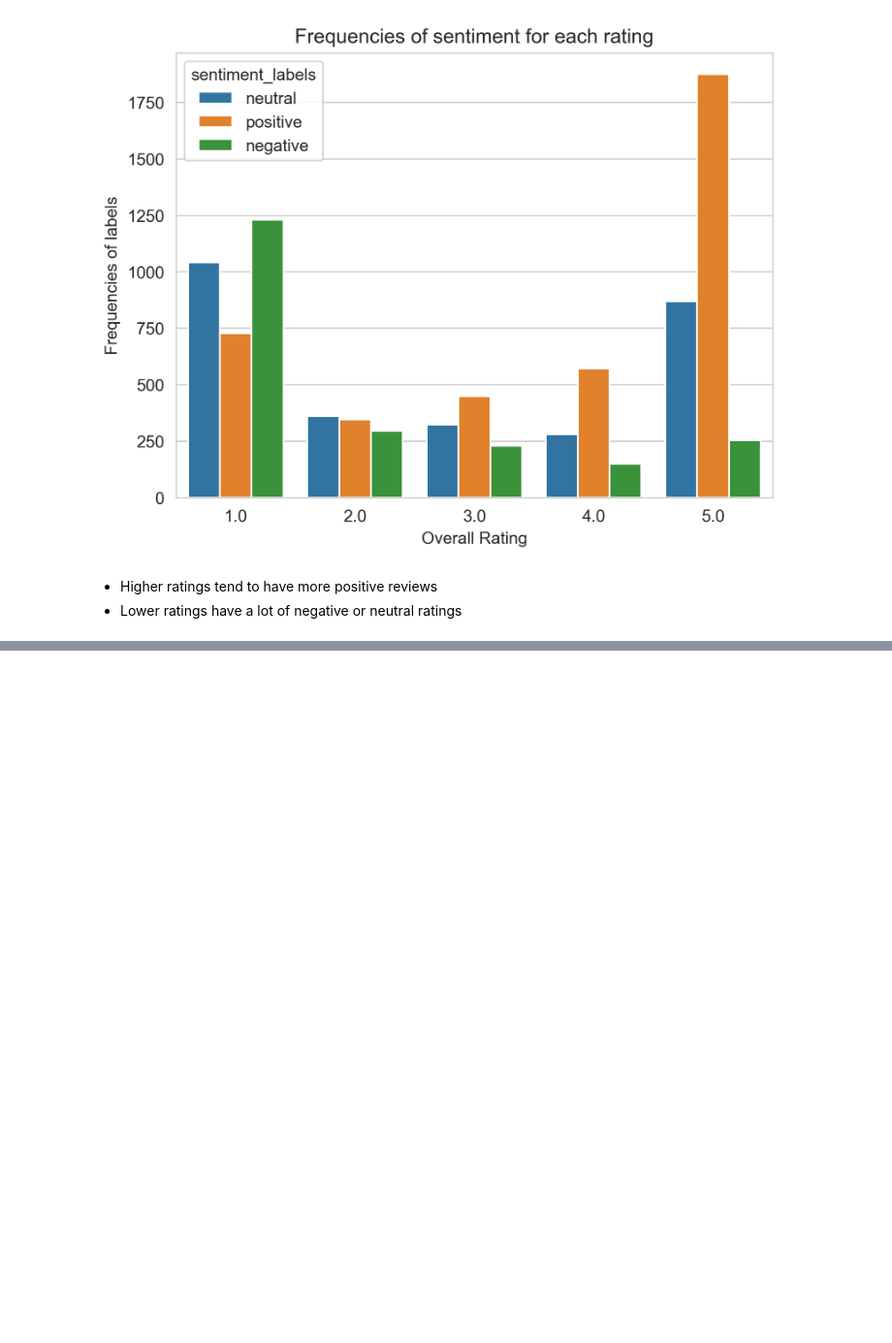
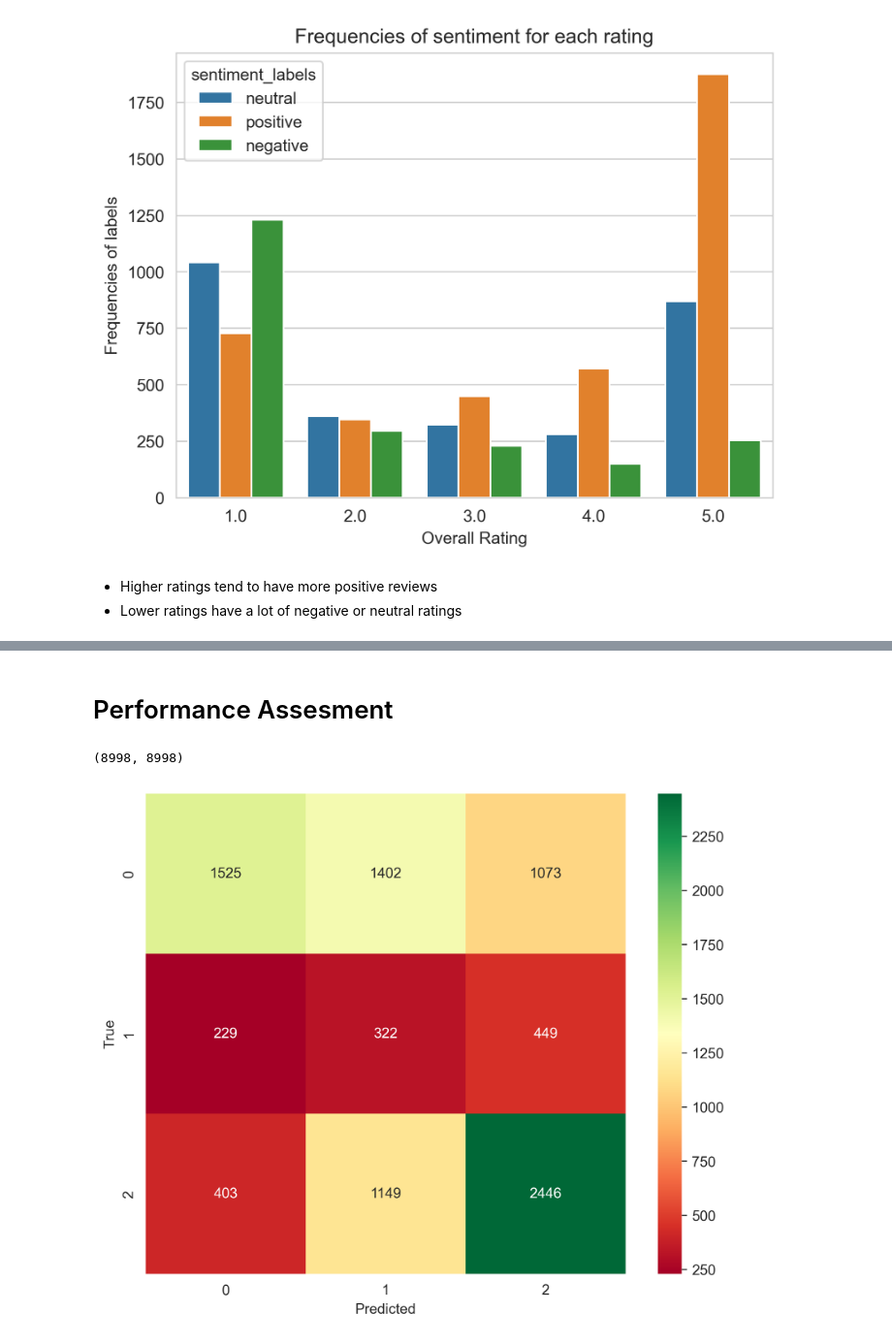
Before and after one commit to Asifdotexe/SentimentScoringModel, a Jupyter notebook: code/issue-9-as-analysis-on-baseline-scores.ipynb, the cells around one changed output, grey strips where cells are left out. Shown: that part at 97% size. Drawn from its saved outputs; the diff is of its cells as text; code cells hidden in the pictures; blank space fills up the shorter version.

Commit message:
#9 creating actual vs predicted and plotting confusion matrix

```diff
--- a/code/issue-9-as-analysis-on-baseline-scores.ipynb
+++ b/code/issue-9-as-analysis-on-baseline-scores.ipynb
@@ -119,3 +119,6 @@ plt.show()
 # %% [markdown]
 - Higher ratings tend to have more positive reviews
 - Lower ratings have a lot of negative or neutral ratings
+# %%
+df['true_sentiment'] = df['overall'].apply(lambda x: "positive" if x>=4 else ("neutral" if x==3 else "negative"))
+df[['overall','true_sentiment']].sample(5)
@@ -121,0 +132,18 @@ plt.show()
+# %% [markdown]
+# Performance Assesment
+# %%
+# creating an actual vs predicted dataset
+y_pred, y_true = df['sentiment_labels'].tolist(), df['true_sentiment'].tolist()
+# %%
+len(y_pred), len(y_true)
+# %% [output]
+(8998, 8998)
+# %%
+from sklearn.metrics import confusion_matrix
+cm = confusion_matrix(y_true, y_pred)
+fig , ax = plt.subplots(nrows=1, ncols=1, figsize=(8,6))
+sns.heatmap(cm, cmap='RdYlGn', annot=True, fmt='d', square=True, ax=ax)
+ax.set_xlabel('Predicted')
+ax.set_ylabel('True');
+# %% [output]
+[figure, added]
```
Also changed, not shown: parts of 2 cells of this notebook.
